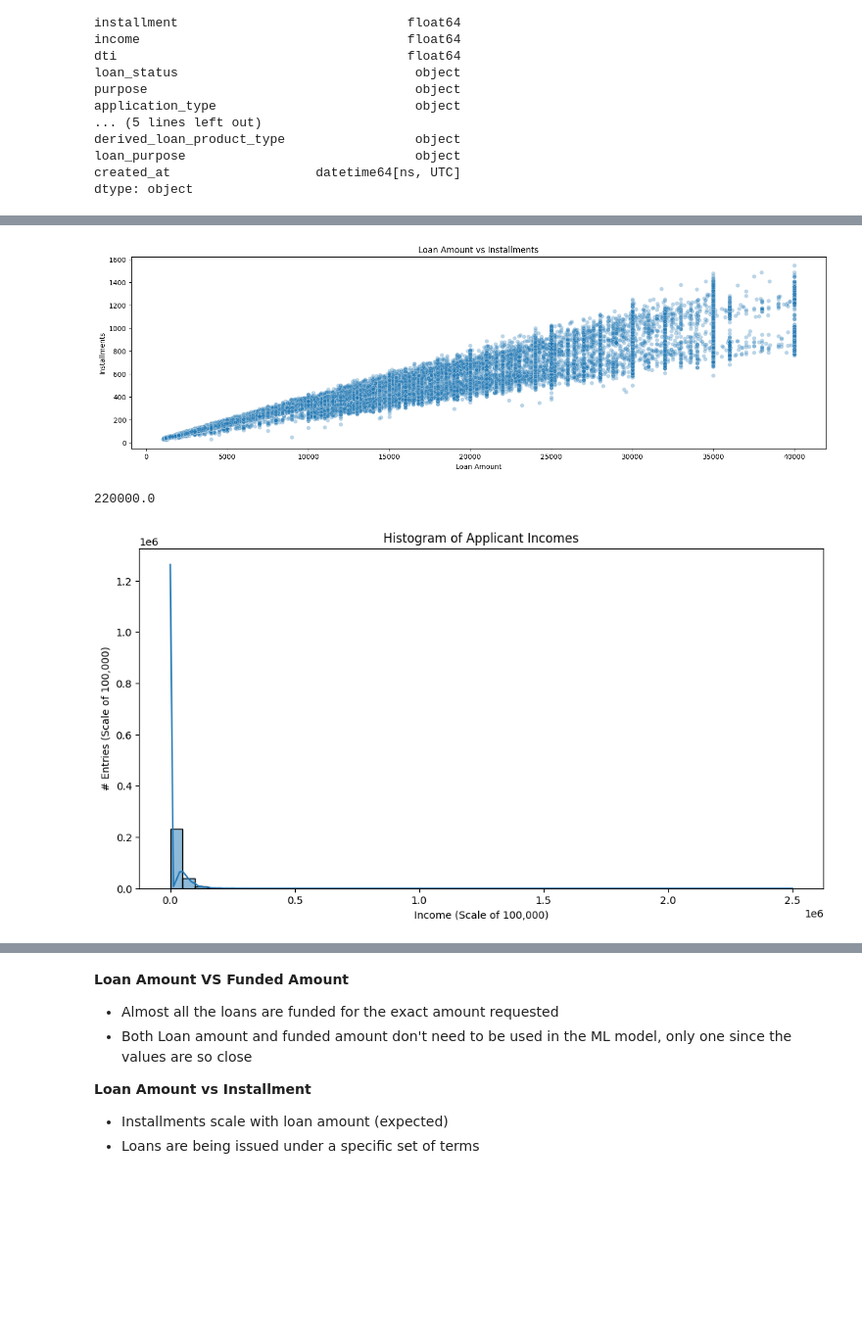
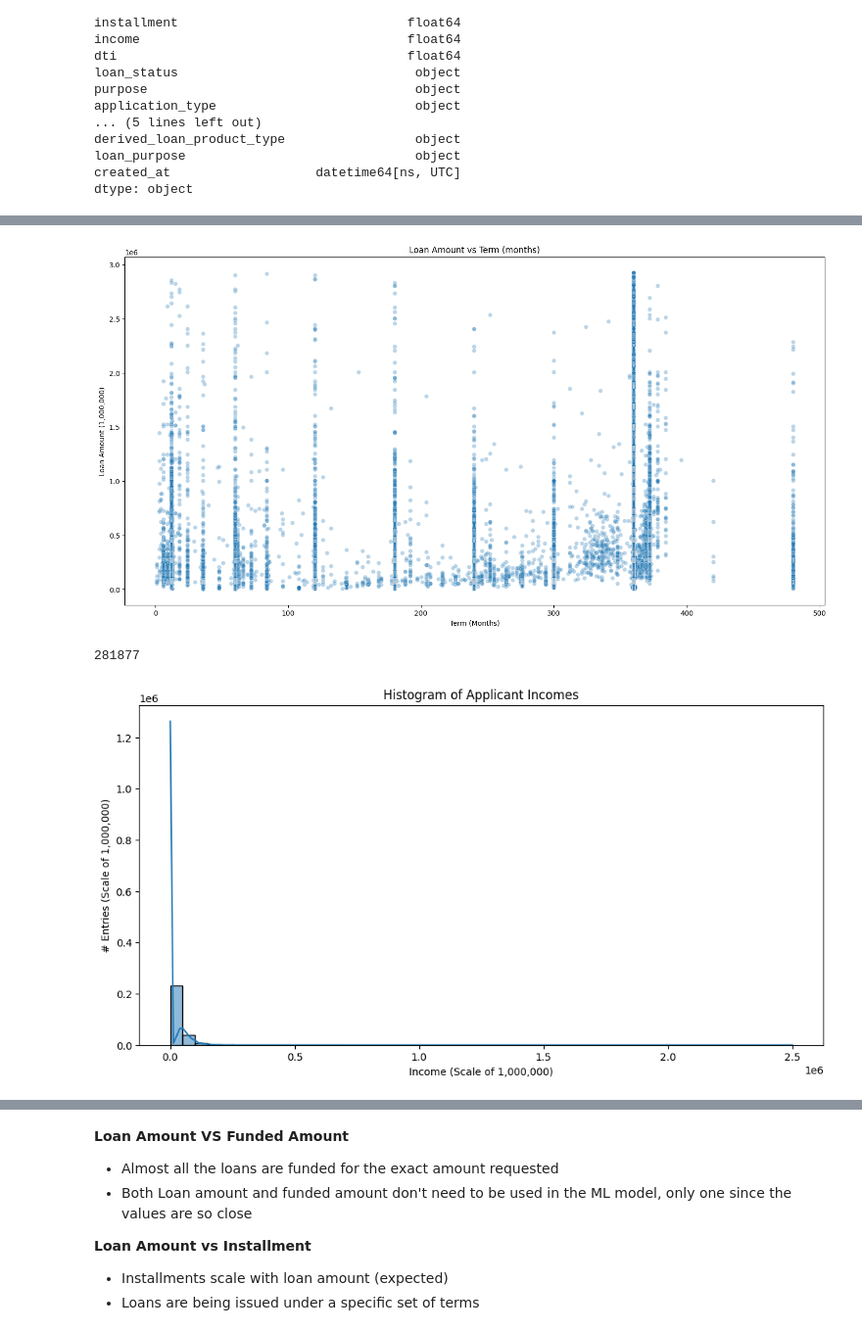
Before and after one commit to novoni01/credit-risk-assessment, a Jupyter notebook: notebooks/data_visualization.ipynb, the cells around one changed output, grey strips where cells are left out. Shown at 98% size. Drawn from its saved outputs; the diff is of its cells as text; code cells hidden in the pictures; blank space fills up the shorter version.

```diff
--- a/notebooks/data_visualization.ipynb
+++ b/notebooks/data_visualization.ipynb
@@ -108,27 +117,27 @@ plt.show()
 # %%
 # Loan Amount vs Installment Amount
-plt.figure(figsize=(18,5))
-sns.scatterplot(data=accepted_loans, x='loan_amnt', y='installment', alpha=0.3)
-plt.title('Loan Amount vs Installments')
-plt.xlabel("Loan Amount")
-plt.ylabel("Installments")
+plt.figure(figsize=(18,9))
+sns.scatterplot(data=accepted_loans, x='term_months', y='loan_amnt', alpha=0.3)
+plt.title('Loan Amount vs Term (months)')
+plt.xlabel("Term (Months)")
+plt.ylabel("Loan Amount (1,000,000)")
 plt.show()
 # %% [output]
-[figure, old version]
+[figure, new version]
 # %%
 #Shows the number of loans approved according to loan amount
 #accepted_loans = accepted_loans[accepted_loans['income'] <= 220000]
 
-print(accepted_loans['income'].quantile(0.997))
+print(accepted_loans['income'].count())
 plt.figure(figsize=(12,6))
 sns.histplot(accepted_loans['income'], kde=True, bins=50)
 plt.title("Histogram of Applicant Incomes")
-plt.xlabel("Income (Scale of 100,000)")
-plt.ylabel("# Entries (Scale of 100,000)")
+plt.xlabel("Income (Scale of 1,000,000)")
+plt.ylabel("# Entries (Scale of 1,000,000)")
 plt.show()
 # %% [output]
-220000.0
+281877
-[figure, old version]
+[figure, new version]
 # %%
 #Shows the number of approved DTIs in the accepted and rejected data
 plt.figure(figsize=(12,6))
```
Also changed, not shown: parts of 5 cells of this notebook.
